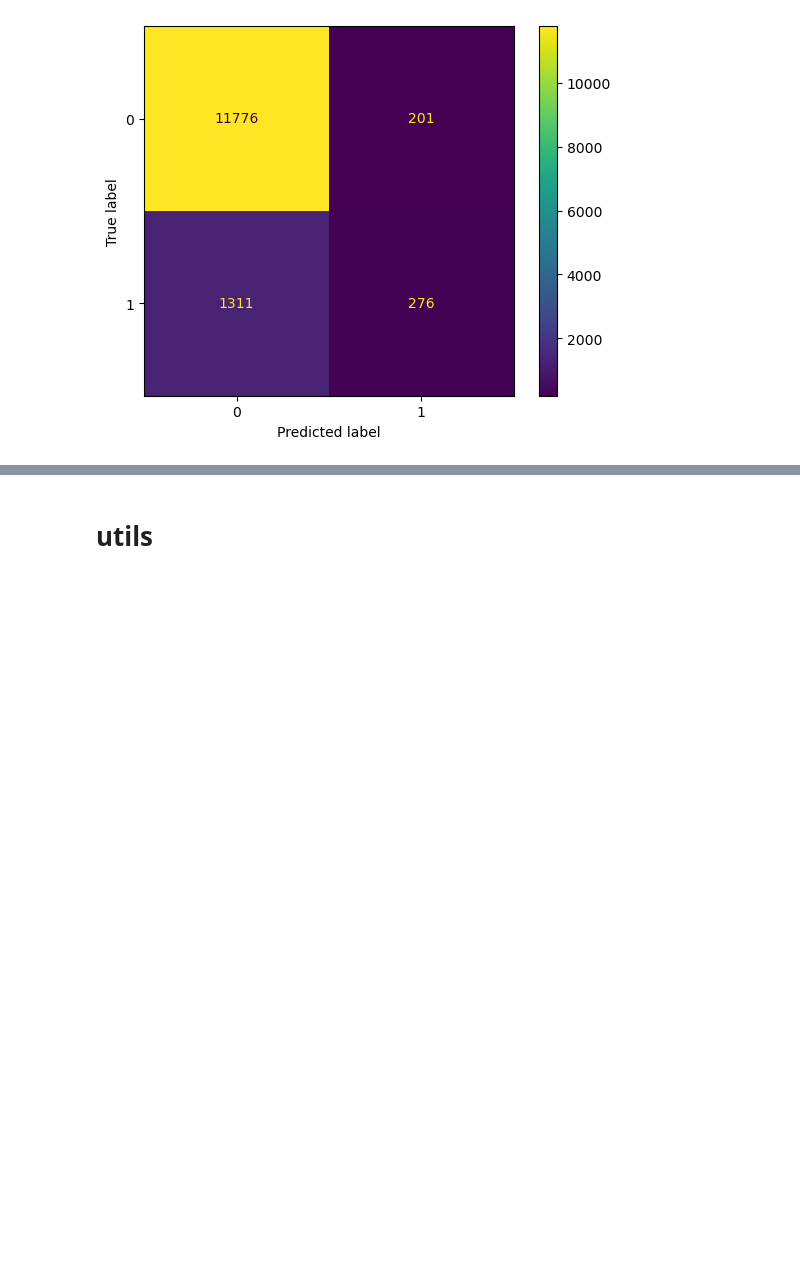
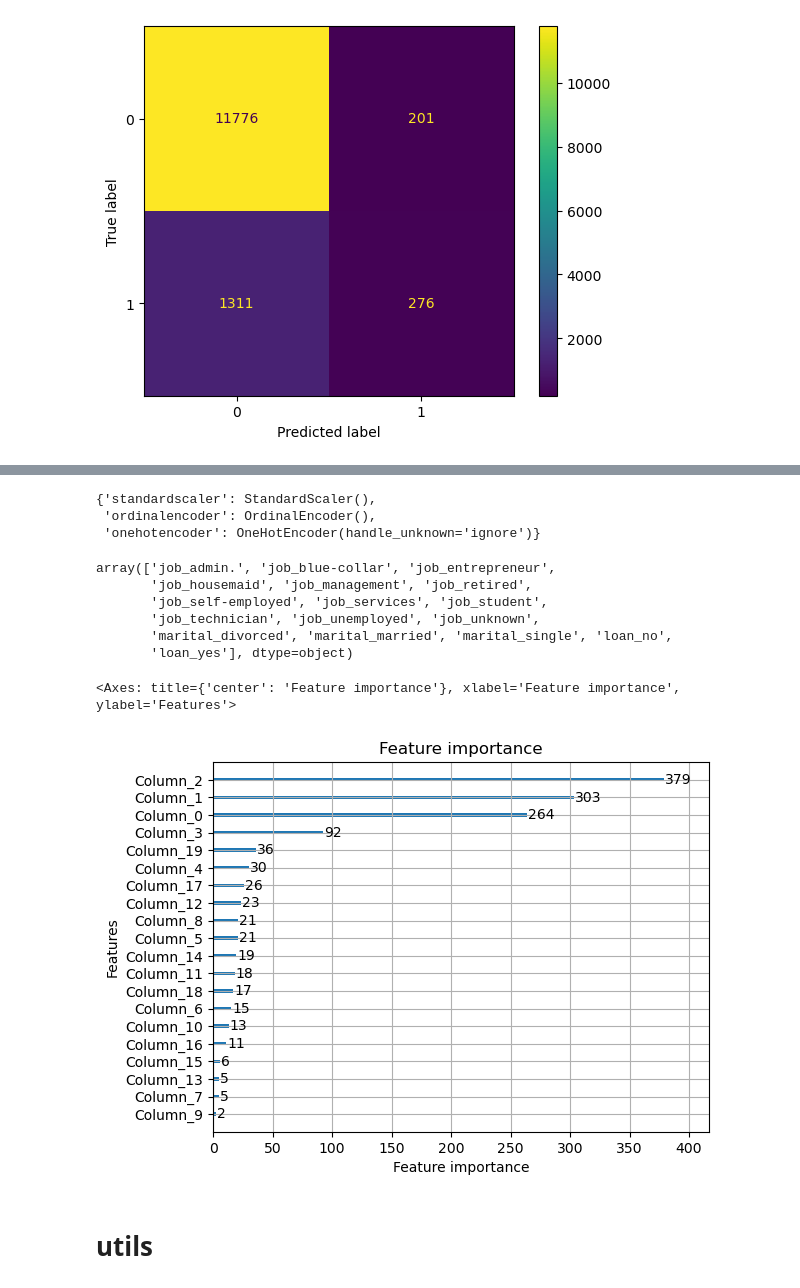
Before and after one commit to zhang-shizhe/Bank-Marketing-Campaigns-Prediction-and-Analysis, a Jupyter notebook: new.ipynb, the cells around one changed output, grey strips where cells are left out. Saved outputs shown, nothing was run; the diff lists cells and outputs as text; code cells hidden in the pictures; blank space fills up the shorter version.

Commit message:
feature name

```diff
--- a/new.ipynb
+++ b/new.ipynb
@@ -526,3 +614,37 @@ compute_and_plot_roc_curve(X_test, y_test, **model_dict)
+# %%
+preprocessor.named_transformers_
+# %% [output]
+{'standardscaler': StandardScaler(),
+ 'ordinalencoder': OrdinalEncoder(),
+ 'onehotencoder': OneHotEncoder(handle_unknown='ignore')}
+# %%
+preprocessor.named_transformers_['onehotencoder'].get_feature_names_out()
+# %% [output]
+array(['job_admin.', 'job_blue-collar', 'job_entrepreneur',
+       'job_housemaid', 'job_management', 'job_retired',
+       'job_self-employed', 'job_services', 'job_student',
+       'job_technician', 'job_unemployed', 'job_unknown',
+       'marital_divorced', 'marital_married', 'marital_single', 'loan_no',
+       'loan_yes'], dtype=object)
+# %%
+from lightgbm import plot_importance
+X_train_trans = preprocessor.fit_transform(X_train)
+column_names = (
+    preprocessor.named_transformers_['onehotencoder'].get_feature_names_out().tolist() +
+    ordinal_features +
+    preprocessor.named_transformers_['binary'].named_steps['onehotencoder'].get_feature_names_out().tolist() +
+    preprocessor.named_transformers_['categorical'].named_steps['onehotencoder'].get_feature_names_out().tolist()
+    )
+lgbm = LGBMClassifier(random_state=RANDOM_STATE
+                      , verbose=-1
+                      , max_depth=3
+                      , n_estimators=200
+                      , num_leaves=31)
+lgbm.fit(X_train_trans, y_train)
+plot_importance(lgbm)
+# %% [output]
+<Axes: title={'center': 'Feature importance'}, xlabel='Feature importance', ylabel='Features'>
+[figure, added]
 # %% [markdown]
 # utils
 # %%
```
Also changed, not shown: parts of 23 cells of this notebook.
